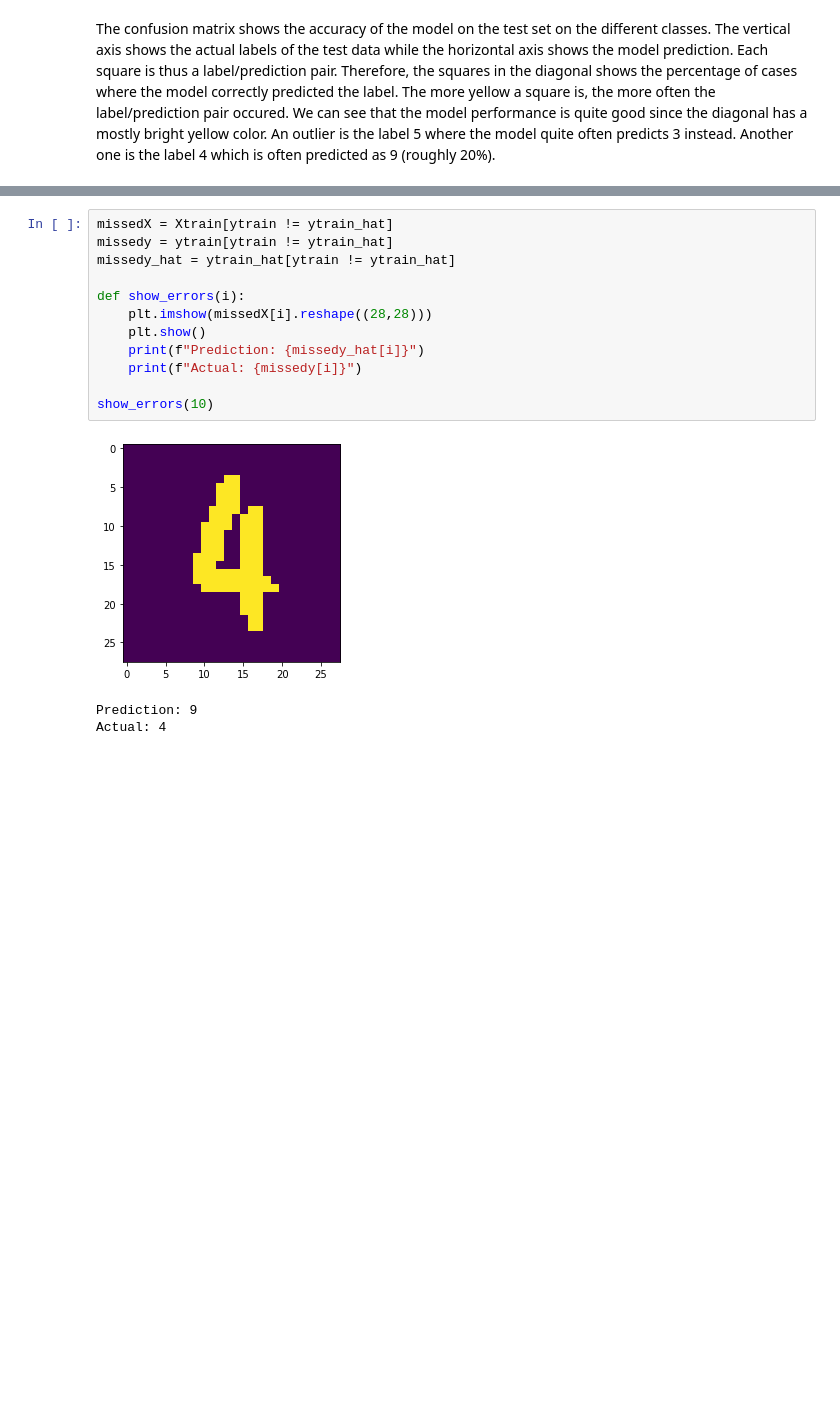
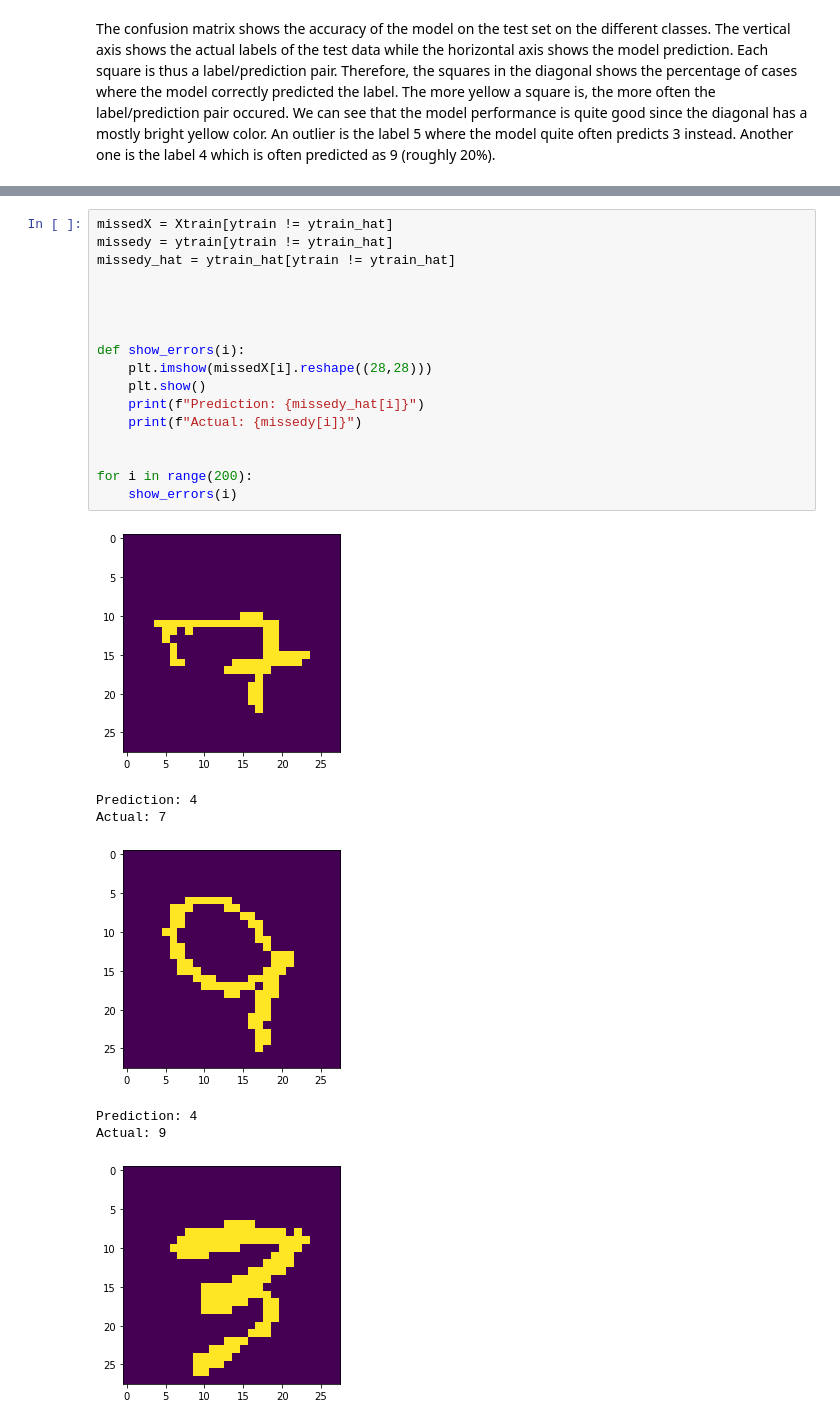
Before and after one commit to kriskruse/Signals_data_assignment1, a Jupyter notebook: Assignment1.ipynb, the cells around one changed output, grey strips where cells are left out. Cells and saved outputs as stored; diff of their text form; blank space fills up the shorter version.

```diff
--- a/Assignment1.ipynb
+++ b/Assignment1.ipynb
@@ -313,16 +322,25 @@ Write your answer here
 # %%
 missedX = Xtrain[ytrain != ytrain_hat]
 missedy = ytrain[ytrain != ytrain_hat]
 missedy_hat = ytrain_hat[ytrain != ytrain_hat]
+
+
+
 
 def show_errors(i):
     plt.imshow(missedX[i].reshape((28,28)))
     plt.show()
     print(f"Prediction: {missedy_hat[i]}")
     print(f"Actual: {missedy[i]}")
 
-show_errors(10)
+
+for i in range(200):
+    show_errors(i)
 # %% [output]
-[figure, old version]
+[figure, new version]
-Prediction: 9
-Actual: 4
+Prediction: 4
+Actual: 7
+[figure, added]
+Prediction: 4
+Actual: 9
+[figure, added]
```
Also changed, not shown: parts of 4 cells of this notebook.
